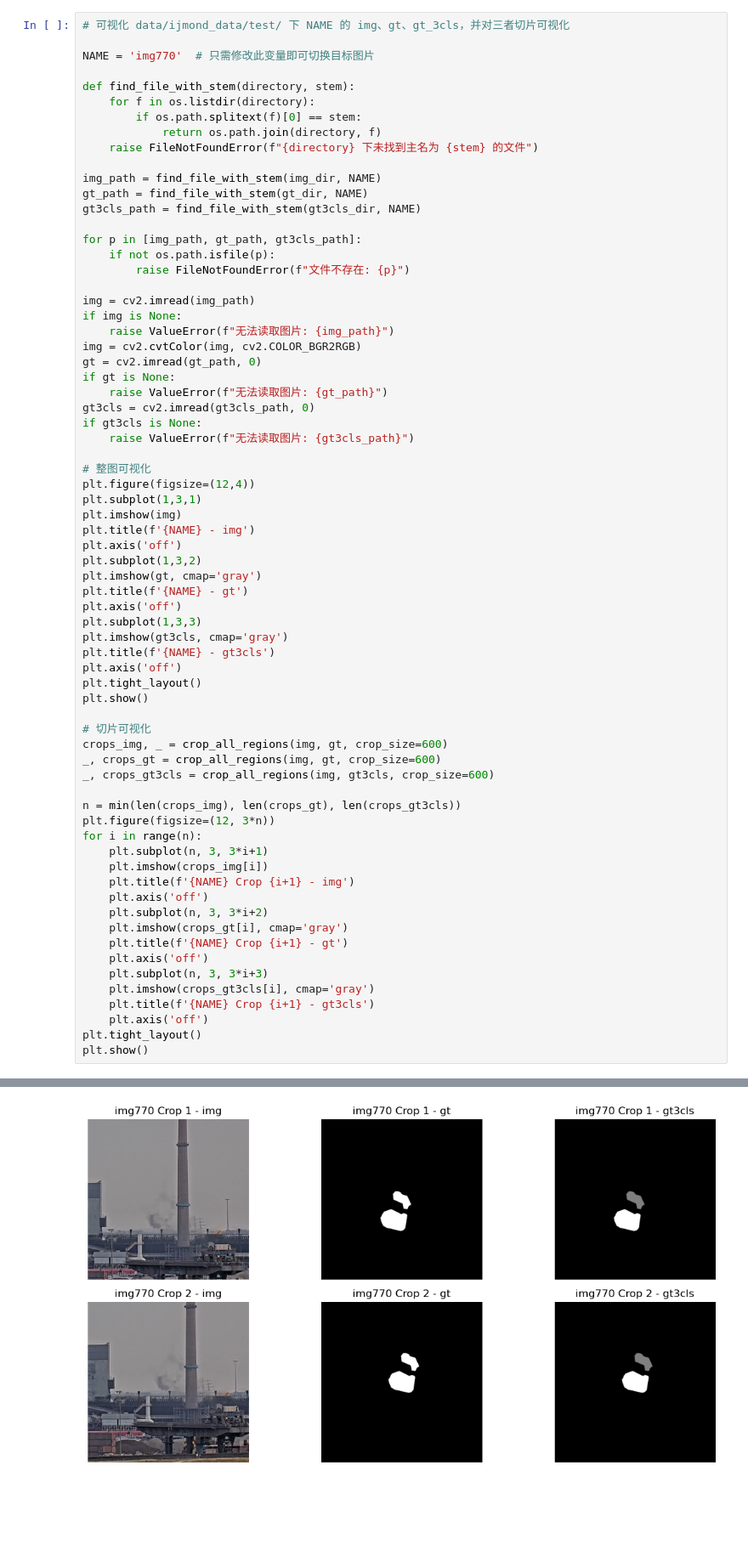
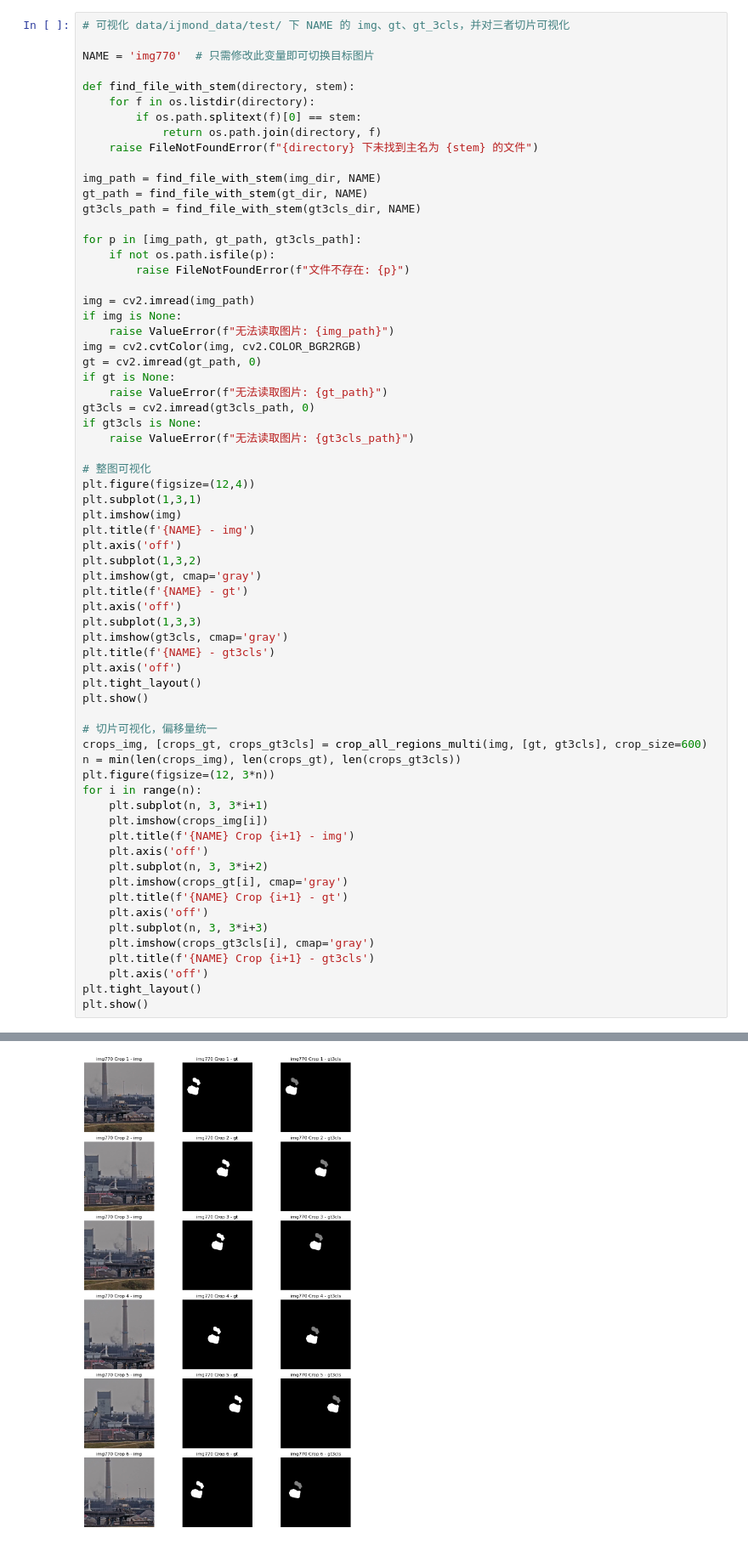
Before and after one commit to Tao-Yida/CEDANet, a Jupyter notebook: tools/crop_testset.ipynb, the cells around one changed output, grey strips where cells are left out. Shown at 85% size. Drawn from its saved outputs; the diff is of its cells as text; blank space fills up the shorter version.

```diff
--- a/tools/crop_testset.ipynb
+++ b/tools/crop_testset.ipynb
@@ -164,36 +144,33 @@ plt.axis('off')
 plt.subplot(1,3,2)
 plt.imshow(gt, cmap='gray')
 plt.title(f'{NAME} - gt')
 plt.axis('off')
 plt.subplot(1,3,3)
 plt.imshow(gt3cls, cmap='gray')
 plt.title(f'{NAME} - gt3cls')
 plt.axis('off')
 plt.tight_layout()
 plt.show()
 
-# 切片可视化
-crops_img, _ = crop_all_regions(img, gt, crop_size=600)
-_, crops_gt = crop_all_regions(img, gt, crop_size=600)
-_, crops_gt3cls = crop_all_regions(img, gt3cls, crop_size=600)
-
+# 切片可视化，偏移量统一
+crops_img, [crops_gt, crops_gt3cls] = crop_all_regions_multi(img, [gt, gt3cls], crop_size=600)
 n = min(len(crops_img), len(crops_gt), len(crops_gt3cls))
 plt.figure(figsize=(12, 3*n))
 for i in range(n):
     plt.subplot(n, 3, 3*i+1)
     plt.imshow(crops_img[i])
     plt.title(f'{NAME} Crop {i+1} - img')
     plt.axis('off')
     plt.subplot(n, 3, 3*i+2)
     plt.imshow(crops_gt[i], cmap='gray')
     plt.title(f'{NAME} Crop {i+1} - gt')
     plt.axis('off')
     plt.subplot(n, 3, 3*i+3)
     plt.imshow(crops_gt3cls[i], cmap='gray')
     plt.title(f'{NAME} Crop {i+1} - gt3cls')
     plt.axis('off')
 plt.tight_layout()
 plt.show()
 # %% [output]
 [figure]
-[figure, old version]
+[figure, new version]
```
Also changed, not shown: parts of 4 cells of this notebook, 9 other files.
